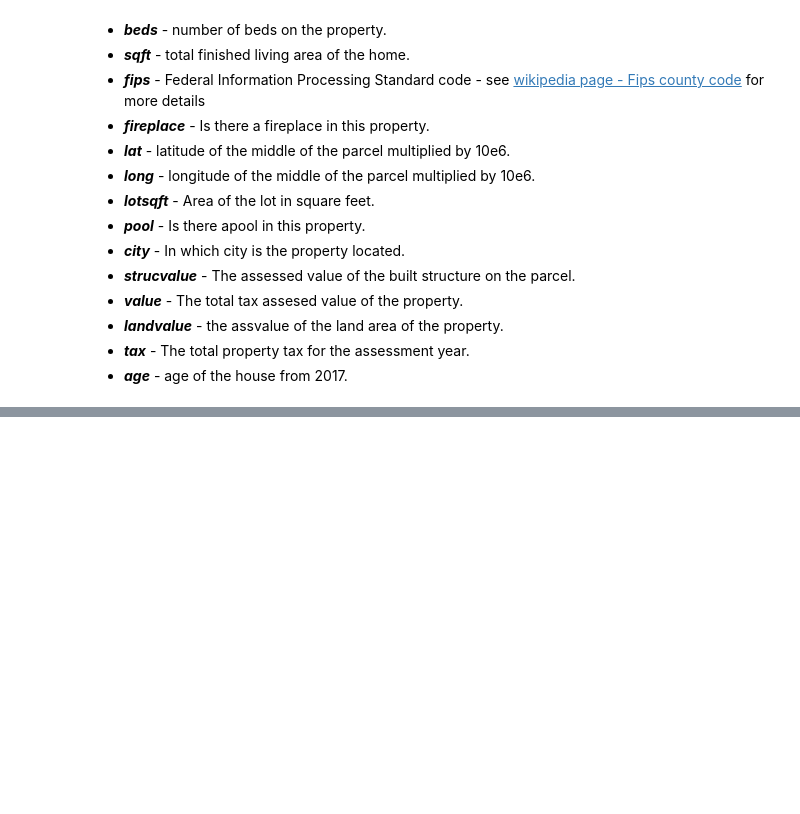
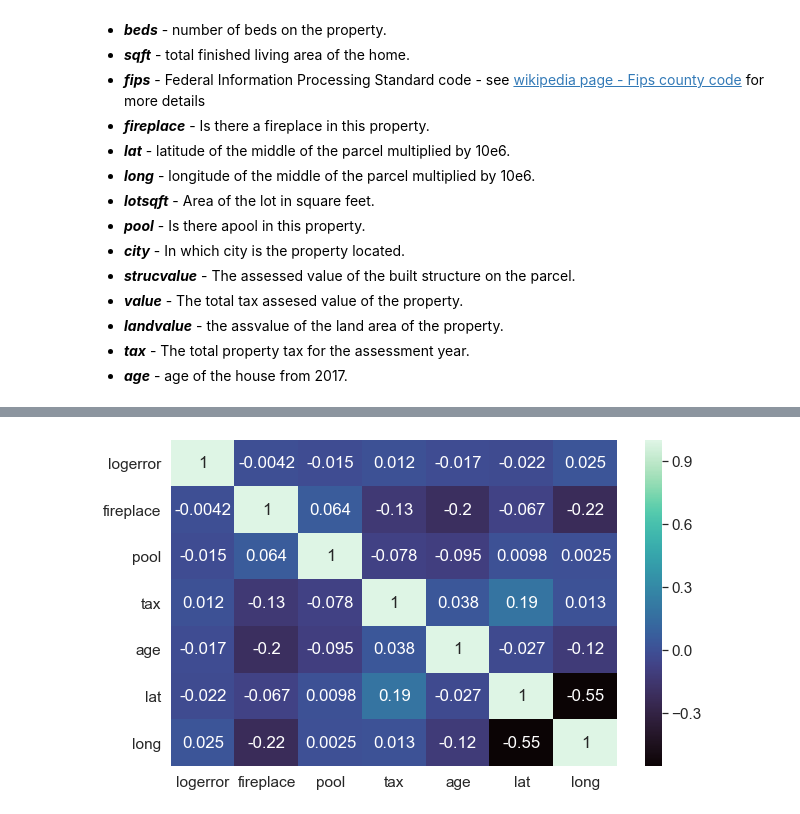
Before and after one commit to callapena/zillow_cluster, a Jupyter notebook: project_notebook.ipynb, the cells around one changed output, grey strips where cells are left out. Saved outputs shown, nothing was run; the diff lists cells and outputs as text; code cells hidden in the pictures; blank space fills up the shorter version.

```diff
--- a/project_notebook.ipynb
+++ b/project_notebook.ipynb
@@ -155,0 +158,4 @@ memory usage: 8.3+ MB
+# %%
+# Create correlation table to look at variables as they relate to logerror.
+zillow_vars = zillow[['logerror', 'fireplace', 'pool', 'tax', 'age', 'lat','long']]
+zillow_vars.corr()
@@ -155,0 +171,5 @@ memory usage: 8.3+ MB
+# %%
+plt.figure(figsize = (10,6))
+g = sns.heatmap(zillow_vars.corr(), annot=True, cmap = "mako")
+# %% [output]
+[figure, added]
```
Also changed, not shown: parts of 14 cells of this notebook.
